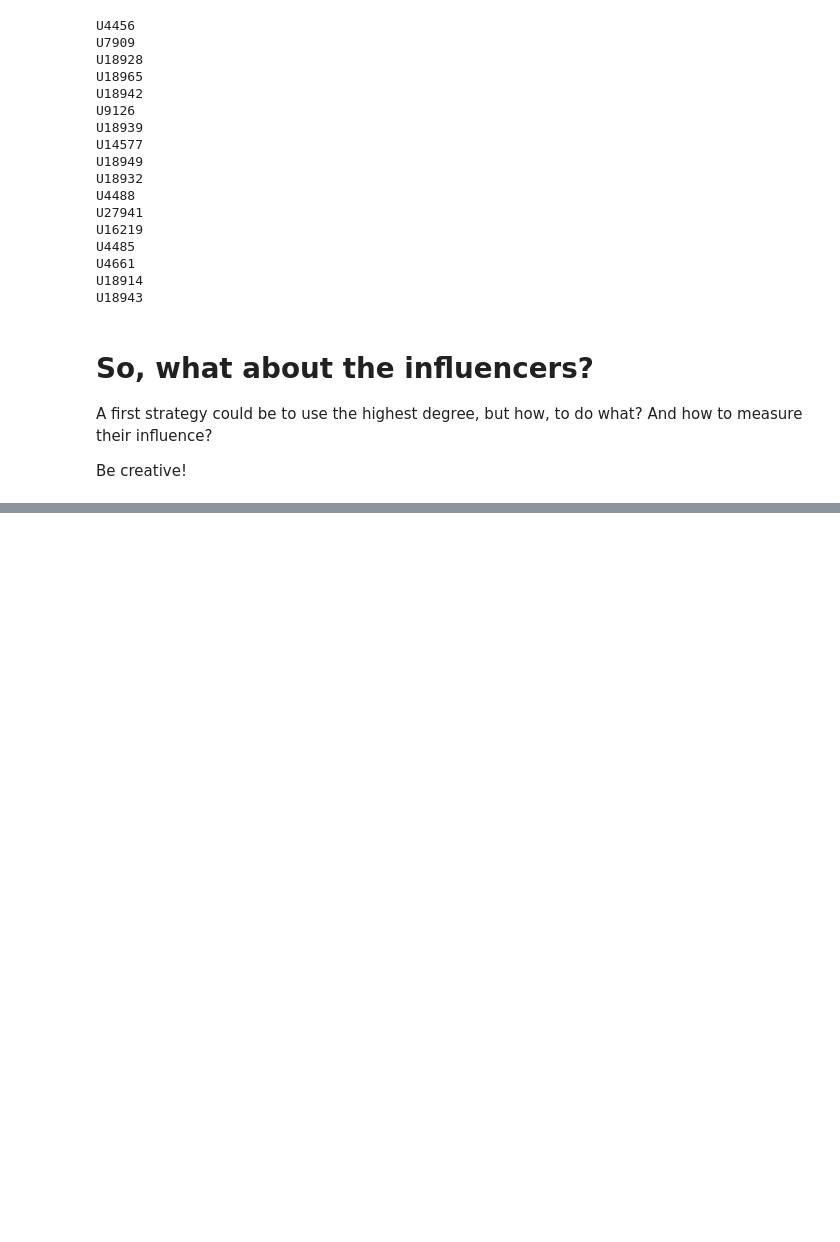
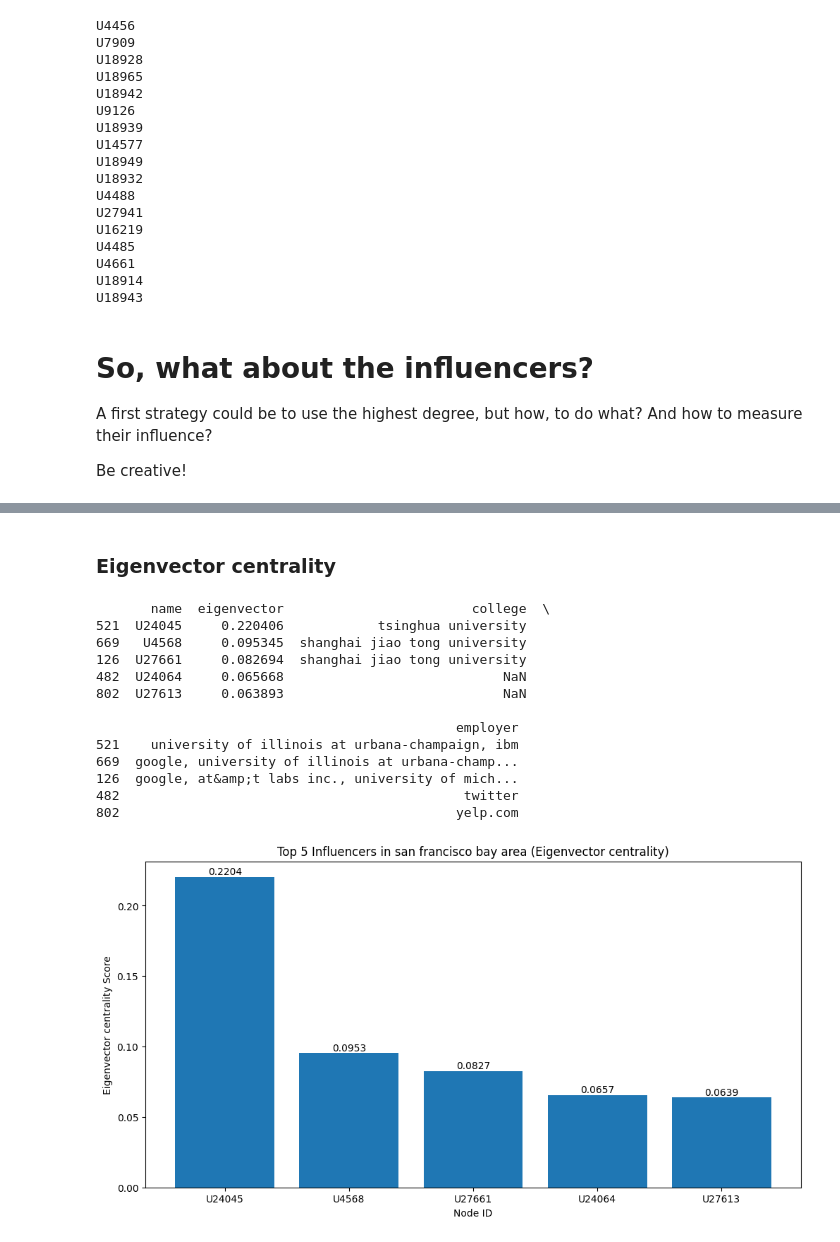
Before and after one commit to Nico-Grosso/Challenge1, a Jupyter notebook: Find_influencers_yourname.ipynb, the cells around one changed output, grey strips where cells are left out. Saved outputs shown, nothing was run; the diff lists cells and outputs as text; code cells hidden in the pictures; blank space fills up the shorter version.

```diff
--- a/Find_influencers_yourname.ipynb
+++ b/Find_influencers_yourname.ipynb
@@ -95,0 +249,33 @@ Be creative!
+# %% [markdown]
+### Eigenvector centrality
+# %%
+sf_influencers = profiles[profiles['location'] == sf_area].sort_values(by='eigenvector', ascending=False)
+
+# Display Top 5
+top_5 = sf_influencers.head(5)
+print(top_5[['name', 'eigenvector', 'college', 'employer']])
+
+# plot
+plt.figure(figsize=(12, 6))
+plt.bar(top_5['name'], top_5['eigenvector'])
+plt.title(f"Top 5 Influencers in {sf_area} (Eigenvector centrality)")
+plt.ylabel("Eigenvector centrality Score")
+plt.xlabel("Node ID")
+for i, val in enumerate(top_5['eigenvector']):
+    plt.text(i, val, f'{val:.4f}', ha='center', va='bottom')
+plt.show()
+# %% [output]
+       name  eigenvector                        college  \
+521  U24045     0.220406            tsinghua university
+669   U4568     0.095345  shanghai jiao tong university
+126  U27661     0.082694  shanghai jiao tong university
+482  U24064     0.065668                            NaN
+802  U27613     0.063893                            NaN
+
+                                              employer
+521    university of illinois at urbana-champaign, ibm
+669  google, university of illinois at urbana-champ...
+126  google, at&amp;t labs inc., university of mich...
+482                                            twitter
+802                                           yelp.com
+[figure, added]
```
Also changed, not shown: parts of 13 cells of this notebook.
